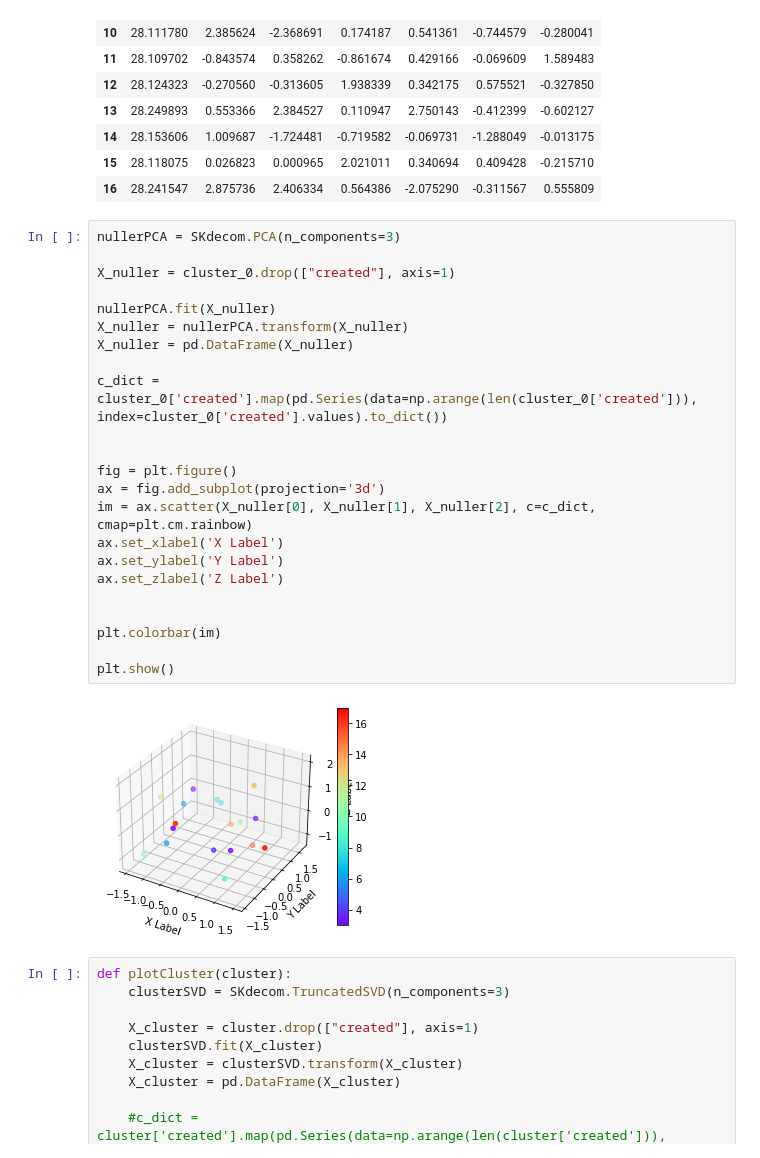
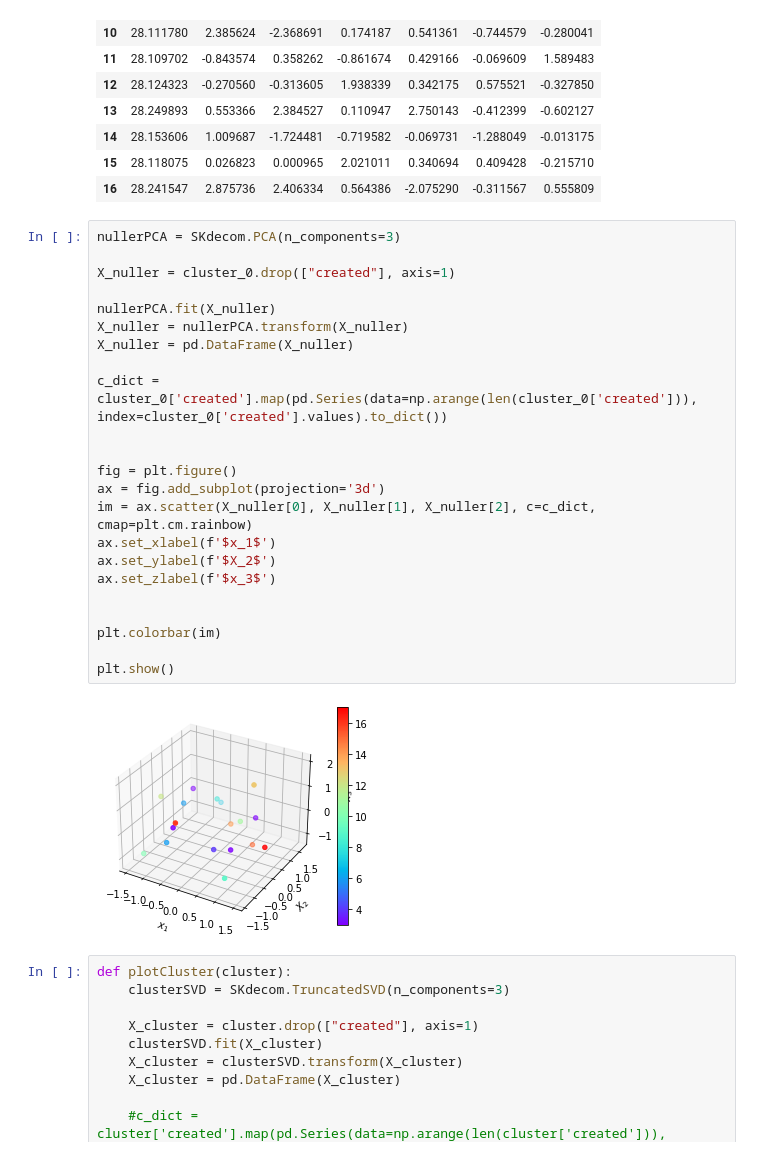
Before and after one commit to tobiasbudig/attack-hypotheses-generation, a Jupyter notebook: regression/pca and cluster analysis.ipynb, the cells around one changed output. Cells and saved outputs as stored; diff of their text form.

```diff
--- a/regression/pca and cluster analysis.ipynb
+++ b/regression/pca and cluster analysis.ipynb
@@ -350,28 +349,28 @@ X_cluster28 #ca 50% der Varianz
 # %%
 nullerPCA = SKdecom.PCA(n_components=3)
 
 X_nuller = cluster_0.drop(["created"], axis=1)
 
 nullerPCA.fit(X_nuller)
 X_nuller = nullerPCA.transform(X_nuller)
 X_nuller = pd.DataFrame(X_nuller)
 
 c_dict = cluster_0['created'].map(pd.Series(data=np.arange(len(cluster_0['created'])), index=cluster_0['created'].values).to_dict())
 
 
 fig = plt.figure()
 ax = fig.add_subplot(projection='3d')
 im = ax.scatter(X_nuller[0], X_nuller[1], X_nuller[2], c=c_dict, cmap=plt.cm.rainbow)
-ax.set_xlabel('X Label')
-ax.set_ylabel('Y Label')
-ax.set_zlabel('Z Label')
+ax.set_xlabel(f'$x_1$')
+ax.set_ylabel(f'$X_2$')
+ax.set_zlabel(f'$x_3$')
 
 
 plt.colorbar(im)
 
 plt.show()
 # %% [output]
-[figure, old version]
+[figure, new version]
 # %%
 def plotCluster(cluster):
     clusterSVD = SKdecom.TruncatedSVD(n_components=3)
```
Also changed, not shown: parts of 4 cells of this notebook, 10 other files.
